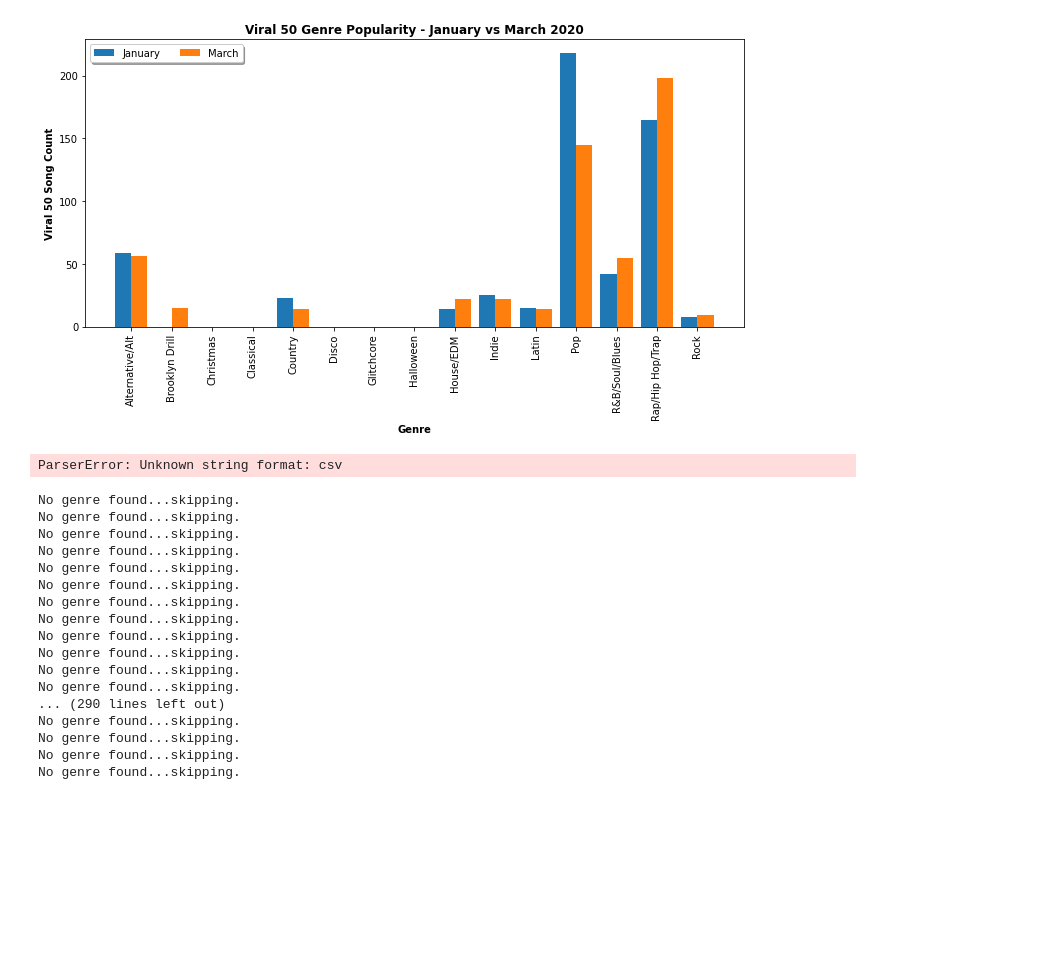
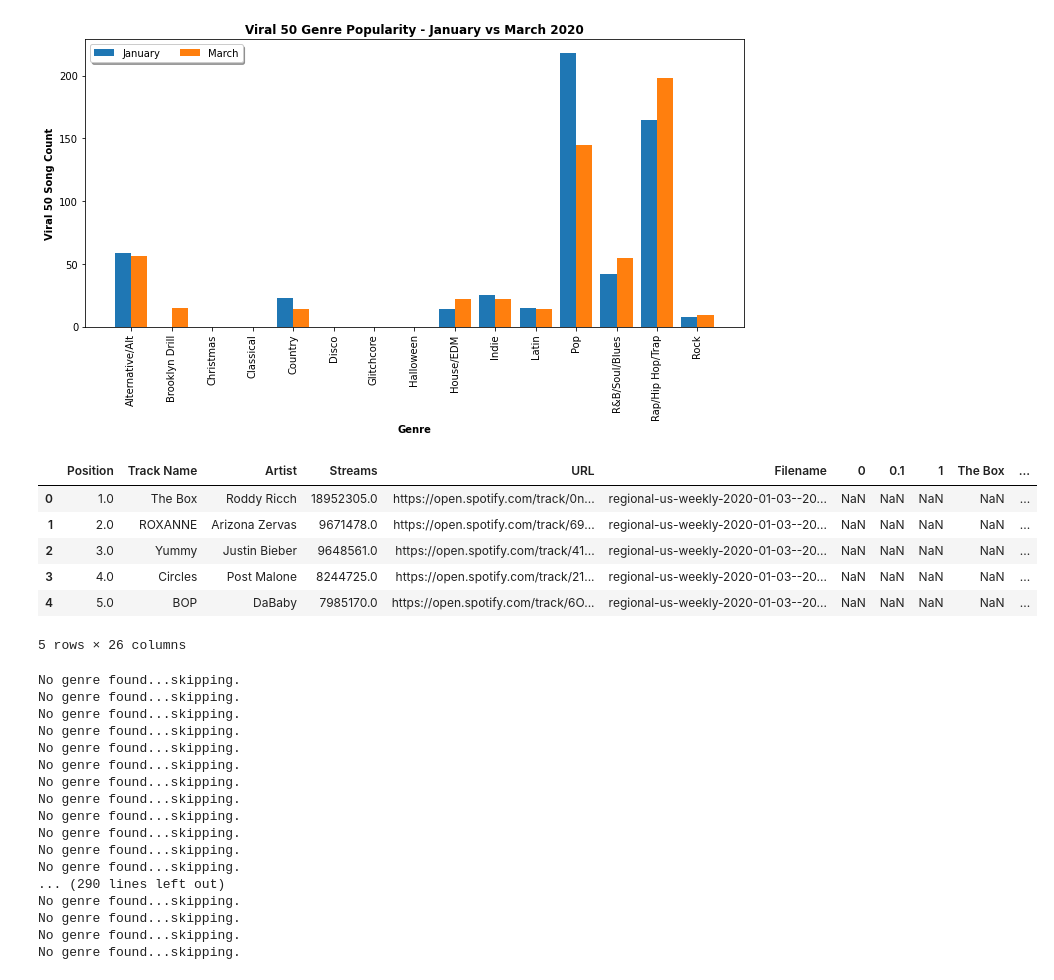
Before and after one commit to Teablee/project-one, a Jupyter notebook: royster.ipynb, the cells around one changed output. Cells and saved outputs as stored; diff of their text form; code cells hidden in the pictures; blank space fills up the shorter version.

```diff
--- a/royster.ipynb
+++ b/royster.ipynb
@@ -342,34 +342,40 @@ plt.show()
 # %%
 # top 200 slicing is (19,29)
 
 # merge top 200 for January
 files = glob.glob('/Users/amber/Desktop/GitHub/project-one/Data/top_200/jan/*.csv')
 jan_top_200 = pd.concat([pd.read_csv(fp, skiprows=[0], skip_blank_lines=True).assign(Filename=os.path.basename(fp)) for fp in files])
 
 jan_top_200['Month']=''
 jan_top_200['Week Number']=''
 jan_top_200['Type']=''
 
 # Extract Date from Filename using slice
 jan_top_200['Date'] = jan_top_200['Filename'].str.slice(19,29)
 
-# Convert to datetime
-jan_top_200['Date'] = pd.to_datetime(jan_top_200['Date'])
+# Convert to datetime - errors=coerce fix found on stackoverflow
+jan_top_200['Date'] = pd.to_datetime(jan_top_200['Date'], errors='coerce')
 
 # Get Week Number from Date
 jan_top_200['Week Number'] = jan_top_200['Date'].dt.isocalendar().week
 
 for index, row in jan_top_200.iterrows():
     jan_top_200.loc[index, 'Month'] = 'January'
     jan_top_200.loc[index, 'Type'] = 'Top 200'
 
 jan_top_200 = jan_top_200.sort_values(['Week Number', 'Position'], ascending=True)
 
 jan_top_200.to_csv('/Users/amber/Desktop/GitHub/project-one/Data/top_200/jan/jan_top_200.csv')
 
 jan_top_200.head()
 # %% [output]
+|  | Position | Track Name | Artist | Streams | URL | Filename | 0 | 0.1 | 1 | The Box | ... |
+| 0 | 1.0 | The Box | Roddy Ricch | 18952305.0 | https://open.spotify.com/track/0n... | regional-us-weekly-2020-01-03--20... | NaN | NaN | NaN | NaN | ... |
+| 1 | 2.0 | ROXANNE | Arizona Zervas | 9671478.0 | https://open.spotify.com/track/69... | regional-us-weekly-2020-01-03--20... | NaN | NaN | NaN | NaN | ... |
+| 2 | 3.0 | Yummy | Justin Bieber | 9648561.0 | https://open.spotify.com/track/41... | regional-us-weekly-2020-01-03--20... | NaN | NaN | NaN | NaN | ... |
+| 3 | 4.0 | Circles | Post Malone | 8244725.0 | https://open.spotify.com/track/21... | regional-us-weekly-2020-01-03--20... | NaN | NaN | NaN | NaN | ... |
+| 4 | 5.0 | BOP | DaBaby | 7985170.0 | https://open.spotify.com/track/6O... | regional-us-weekly-2020-01-03--20... | NaN | NaN | NaN | NaN | ... |
-ParserError: Unknown string format: csv
+5 rows × 26 columns
 # %%
 # get Genre information of Top 200 for January
 
```
Also changed, not shown: parts of 3 cells of this notebook, 4 other files.
